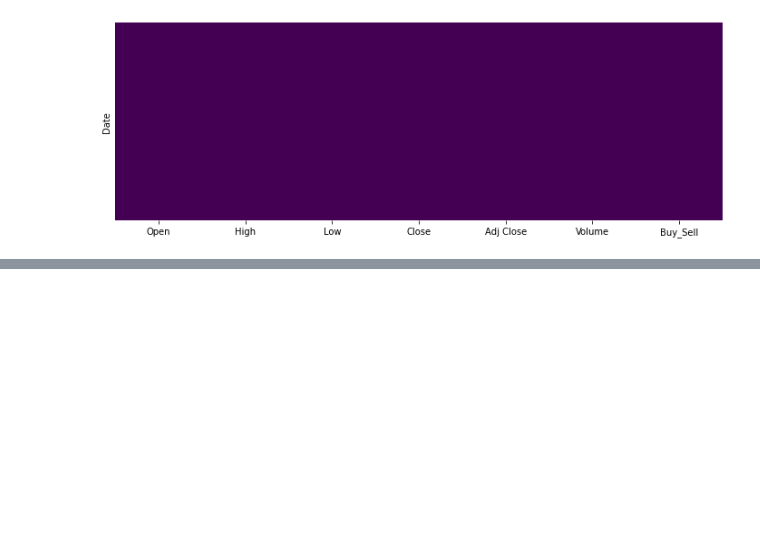
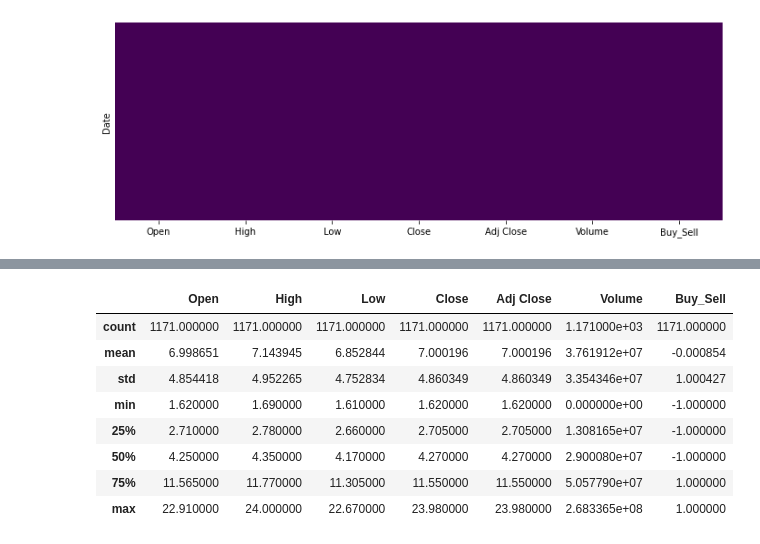
Before and after one commit to NithyaYamsinghe/ML_Assignment2_IT18233704_IT18156652_IT18213072_IT18209280, a Jupyter notebook: 2. notebooks/Logistic_Regression_For_Stock_Price_Prediction.ipynb, the cells around one changed output, grey strips where cells are left out. Cells and saved outputs as stored; diff of their text form; code cells hidden in the pictures; blank space fills up the shorter version.

```diff
--- a/2. notebooks/Logistic_Regression_For_Stock_Price_Prediction.ipynb
+++ b/2. notebooks/Logistic_Regression_For_Stock_Price_Prediction.ipynb
@@ -117,0 +184,14 @@ plt.savefig("Figure 1: Heatmap for Null Values")
+# %%
+# The statistics per each column
+
+dataset.describe()
+# %% [output]
+|  | Open | High | Low | Close | Adj Close | Volume | Buy_Sell |
+| count | 1171.000000 | 1171.000000 | 1171.000000 | 1171.000000 | 1171.000000 | 1.171000e+03 | 1171.000000 |
+| mean | 6.998651 | 7.143945 | 6.852844 | 7.000196 | 7.000196 | 3.761912e+07 | -0.000854 |
+| std | 4.854418 | 4.952265 | 4.752834 | 4.860349 | 4.860349 | 3.354346e+07 | 1.000427 |
+| min | 1.620000 | 1.690000 | 1.610000 | 1.620000 | 1.620000 | 0.000000e+00 | -1.000000 |
+| 25% | 2.710000 | 2.780000 | 2.660000 | 2.705000 | 2.705000 | 1.308165e+07 | -1.000000 |
+| 50% | 4.250000 | 4.350000 | 4.170000 | 4.270000 | 4.270000 | 2.900080e+07 | -1.000000 |
+| 75% | 11.565000 | 11.770000 | 11.305000 | 11.550000 | 11.550000 | 5.057790e+07 | 1.000000 |
+| max | 22.910000 | 24.000000 | 22.670000 | 23.980000 | 23.980000 | 2.683365e+08 | 1.000000 |
```
Also changed, not shown: parts of 7 cells of this notebook.
